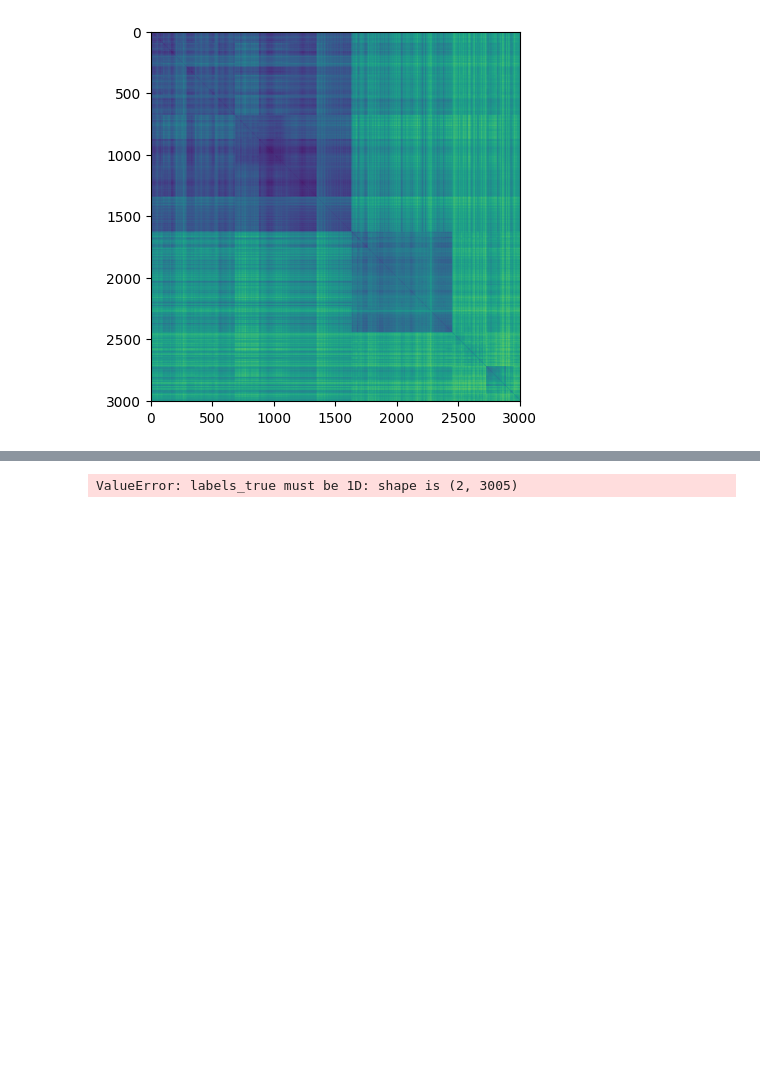
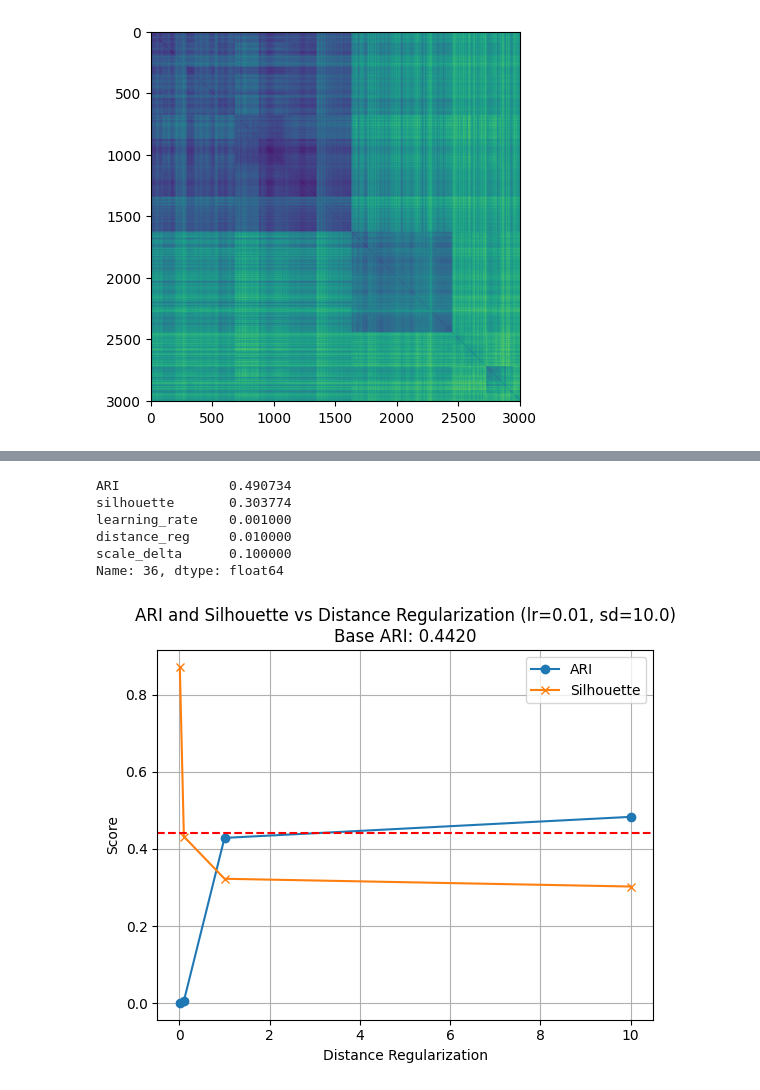
Before and after one commit to pierrehouedry/DifferentiableHyperbolicity, a Jupyter notebook: hyperbolicity/expes/single_cell_classification.ipynb, the cells around one changed output, grey strips where cells are left out. Saved outputs shown, nothing was run; the diff lists cells and outputs as text; code cells hidden in the pictures; blank space fills up the shorter version.

```diff
--- a/hyperbolicity/expes/single_cell_classification.ipynb
+++ b/hyperbolicity/expes/single_cell_classification.ipynb
@@ -37,11 +37,9 @@ def cosine_distance_matrix(X):
     return 1 - cosine_similarity
 
 
-X_torch = torch.from_numpy(X)/share/home/houedry/projects/DifferentiableHyperbolicity/hyperbolicity/expes/single_cell.ipynb
+X_torch = torch.from_numpy(X)
 distance = cosine_distance_matrix(X_torch)
 distance = distance.fill_diagonal_(0)
-with open('/share/home/houedry/projects/DifferentiableHyperbolicity/hyperbolicity/datasets/D_zeisel.pkl', 'wb') as f:
-    pickle.dump(distance, f)
 
 plt.imshow(distance)
 # %% [output]
@@ -109,7 +103,71 @@ Adjusted Rank Index no optimization 0.23363033340500586
 # %%
-clustering = AgglomerativeClustering(n_clusters=13).fit(tree_distance)
-labels = clustering.labels_
-ari = adjusted_rand_score(Y, clustering.labels_)
-print('Adjusted Rank Index no optimization', ari)
+import os
+import pandas as pd
+import torch
+from sklearn.cluster import AgglomerativeClustering
+from sklearn.metrics import adjusted_rand_score, silhouette_score
+
+# Directory with .pt files
+pt_dir = '/share/home/houedry/projects/DifferentiableHyperbolicity/hyperbolicity/expes/results_expes/D_zeisel_2025-05-07_14-49-13/'
+pt_files = [f for f in os.listdir(pt_dir) if f.endswith('.pt')]
+
+results = []
+
+for pt_file in pt_files:
+    parts = pt_file.split('_')
+    lr = float(parts[1])
+    dr = float(parts[3])
+    sd = float(parts[5])
+
+    data = torch.load(os.path.join(pt_dir, pt_file))
+    best_weights = data['weights']
+
+    num_nodes = distances.shape[0]
+    edges = torch.triu_indices(num_nodes, num_nodes, offset=1)
+    distance_optimized = construct_weighted_matrix(best_weights, num_nodes, edges)
+
+    clustering = AgglomerativeClustering(n_clusters=7, metric='precomputed', linkage='complete').fit(distance_optimized)
+    labels = clustering.labels_
+
+    silhouette = silhouette_score(distance_optimized, labels, metric='precomputed')
+    ari = adjusted_rand_score(Y[0], labels)
+
+    results.append({
+        'ARI': ari,
+        'silhouette': silhouette,
+        'learning_rate': lr,
+        'distance_reg': dr,
+        'scale_delta': sd
+    })
+
+# Save all results at once
+output_csv_path = '/share/home/houedry/projects/DifferentiableHyperbolicity/hyperbolicity/expes/results_expes/results_simple_summary.csv'
+results_df = pd.DataFrame(results)
+results_df.to_csv(output_csv_path, index=False)
-# %% [output]
-ValueError: labels_true must be 1D: shape is (2, 3005)
+# %%
+results_df.loc[results_df['ARI'].idxmax()]
+# %% [output]
+ARI              0.490734
+silhouette       0.303774
+learning_rate    0.001000
+distance_reg     0.010000
+scale_delta      0.100000
+Name: 36, dtype: float64
+# %%
+fixed_lr = 0.01  # Replace with the desired learning_rate
+fixed_sd = 10.0  # Replace with the desired scale_delta
+
+filtered_df = results_df[(results_df['learning_rate'] == fixed_lr) & (results_df['scale_delta'] == fixed_sd)]
+filtered_df = filtered_df.sort_values(by='distance_reg')
+
+plt.plot(filtered_df['distance_reg'], filtered_df['ARI'], label='ARI', marker='o')
+plt.plot(filtered_df['distance_reg'], filtered_df['silhouette'], label='Silhouette', marker='x')
+plt.xlabel('Distance Regularization')
+plt.ylabel('Score')
+plt.title(f'ARI and Silhouette vs Distance Regularization (lr={fixed_lr}, sd={fixed_sd})\nBase ARI: {ari_base:.4f}')
+plt.legend()
+plt.grid(True)
+plt.axhline(y=ari_base, color='r', linestyle='--', label='Base ARI')
+plt.show()
+# %% [output]
+[figure, added]
```
Also changed, not shown: parts of 18 cells of this notebook, 23 other files.
